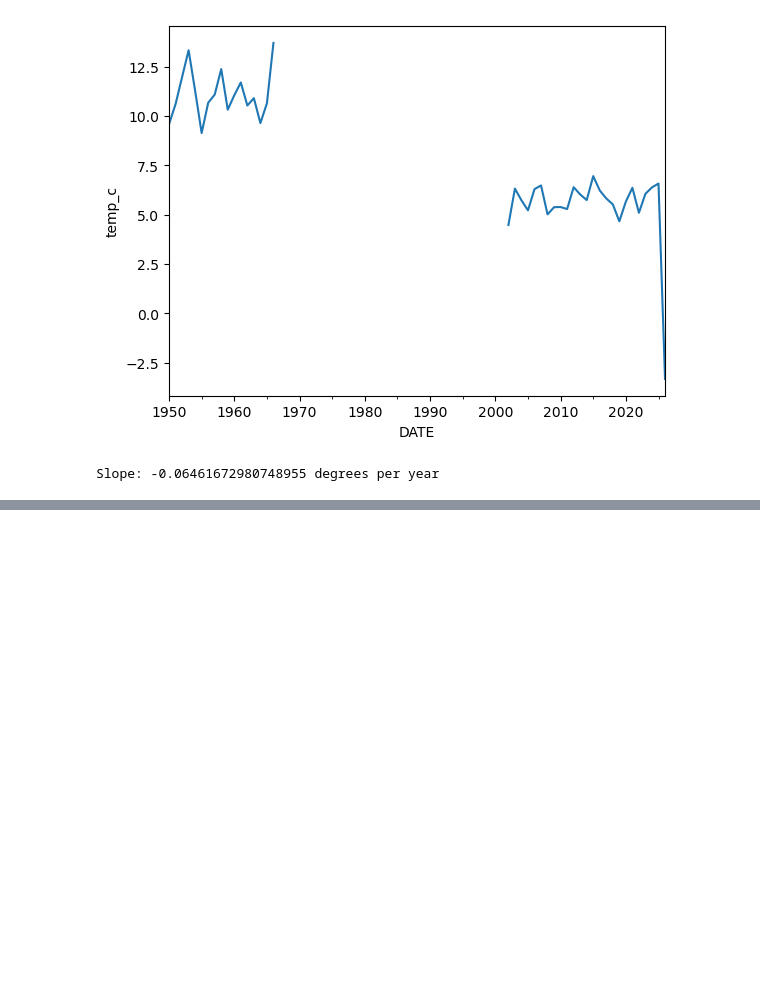
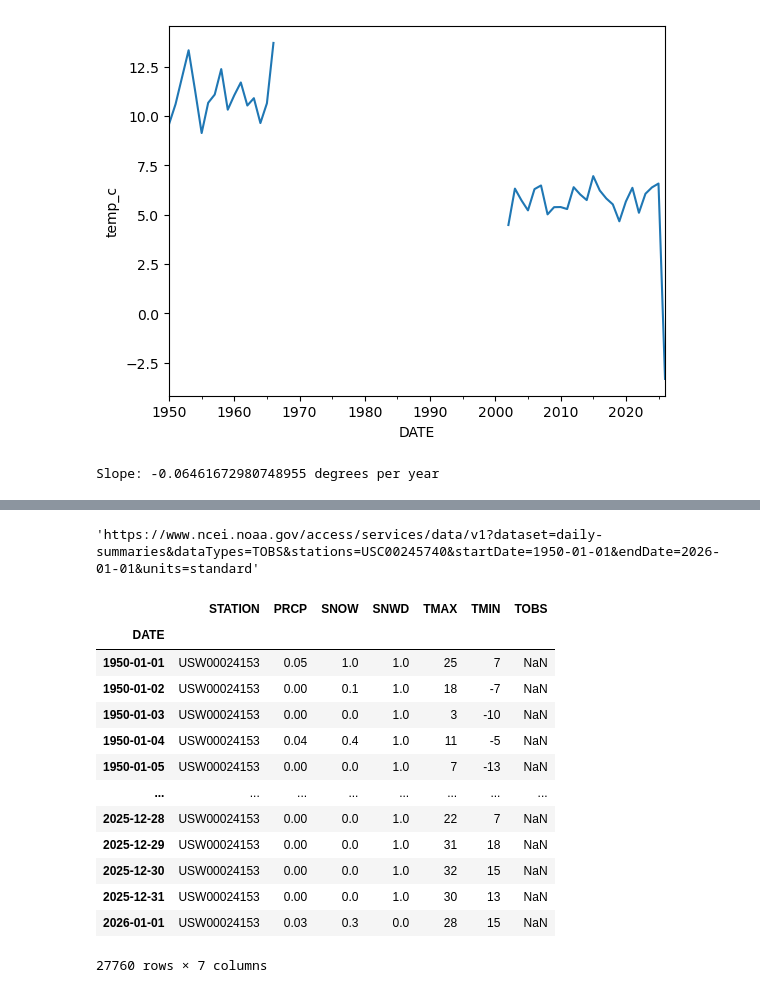
Before and after one commit to nyikacampbell/2026-EDA-climate-change-coding, a Jupyter notebook: 06_climate-assignment.ipynb, the cells around one changed output, grey strips where cells are left out. Cells and saved outputs as stored; diff of their text form; code cells hidden in the pictures; blank space fills up the shorter version.

```diff
--- a/06_climate-assignment.ipynb
+++ b/06_climate-assignment.ipynb
@@ -301,0 +319,47 @@ plt.show()
+# %%
+### Pull more kinds of data types, and switch stations
+data_types = "TOBS,TMAX,TMIN,PRCP,SNOW,SNWD"
+
+ncei2_url = (
+    "https://www.ncei.noaa.gov/access/services/data/v1?"
+    f"dataset=daily-summaries&dataTypes={data_types}&"
+    "stations=USW00024153&"
+    "startDate=1950-01-01&"
+    "endDate=2026-01-01&"
+    "units=standard"
+)
+
+ncei_url
+# %% [output]
+'https://www.ncei.noaa.gov/access/services/data/v1?dataset=daily-summaries&dataTypes=TOBS&stations=USC00245740&startDate=1950-01-01&endDate=2026-01-01&units=standard'
+# %%
+### get the data using the url
+
+missoula2_df = pd.read_csv(
+    ncei2_url,
+
+    ### tell python which col to use as index col
+    index_col= 'DATE',
+
+    #### tell python to treat data as a date format
+    parse_dates = True,
+
+    ### define the NA values as NaN
+    na_values = ['NaN']
+    )
+missoula2_df
+# %% [output]
+|  | STATION | PRCP | SNOW | SNWD | TMAX | TMIN | TOBS |
+| DATE |  |  |  |  |  |  |  |
+| 1950-01-01 | USW00024153 | 0.05 | 1.0 | 1.0 | 25 | 7 | NaN |
+| 1950-01-02 | USW00024153 | 0.00 | 0.1 | 1.0 | 18 | -7 | NaN |
+| 1950-01-03 | USW00024153 | 0.00 | 0.0 | 1.0 | 3 | -10 | NaN |
+| 1950-01-04 | USW00024153 | 0.04 | 0.4 | 1.0 | 11 | -5 | NaN |
+| 1950-01-05 | USW00024153 | 0.00 | 0.0 | 1.0 | 7 | -13 | NaN |
+| ... | ... | ... | ... | ... | ... | ... | ... |
+| 2025-12-28 | USW00024153 | 0.00 | 0.0 | 1.0 | 22 | 7 | NaN |
+| 2025-12-29 | USW00024153 | 0.00 | 0.0 | 1.0 | 31 | 18 | NaN |
+| 2025-12-30 | USW00024153 | 0.00 | 0.0 | 1.0 | 32 | 15 | NaN |
+| 2025-12-31 | USW00024153 | 0.00 | 0.0 | 1.0 | 30 | 13 | NaN |
+| 2026-01-01 | USW00024153 | 0.03 | 0.3 | 0.0 | 28 | 15 | NaN |
+27760 rows × 7 columns
```
Also changed, not shown: parts of 8 cells of this notebook, 2 other files.
